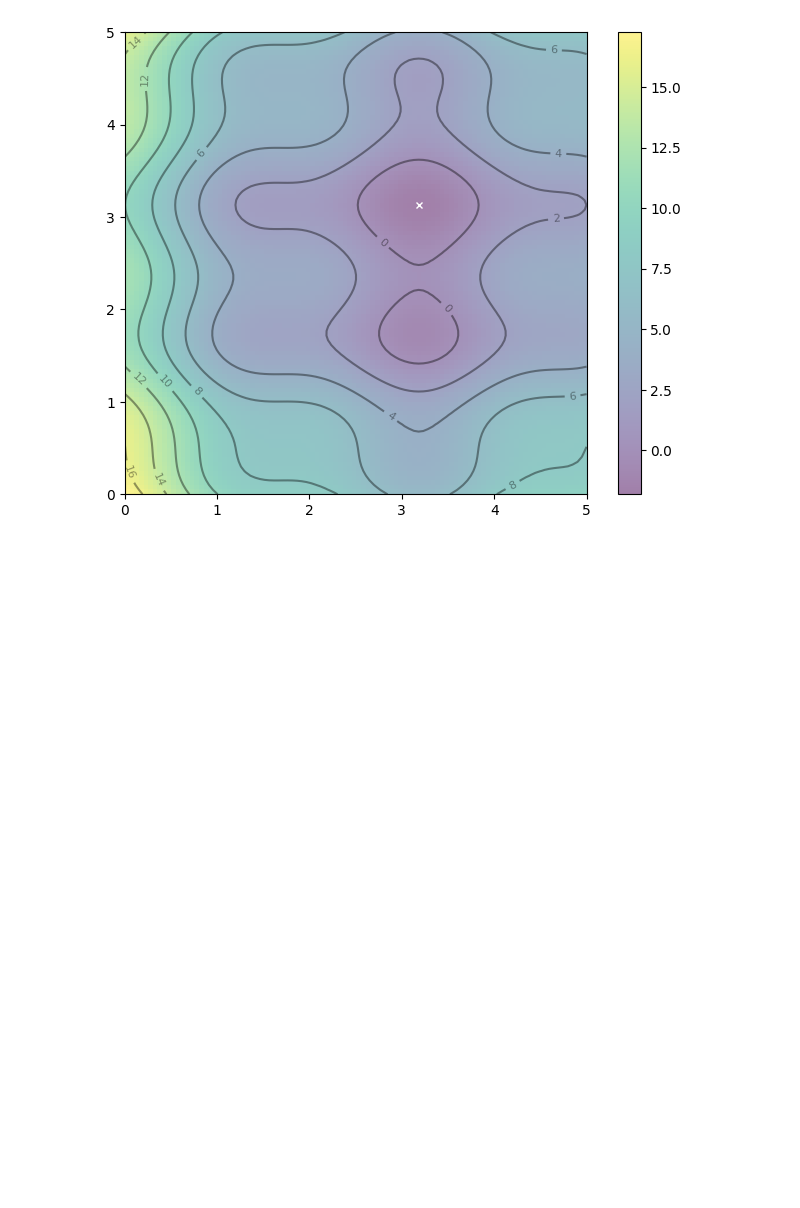
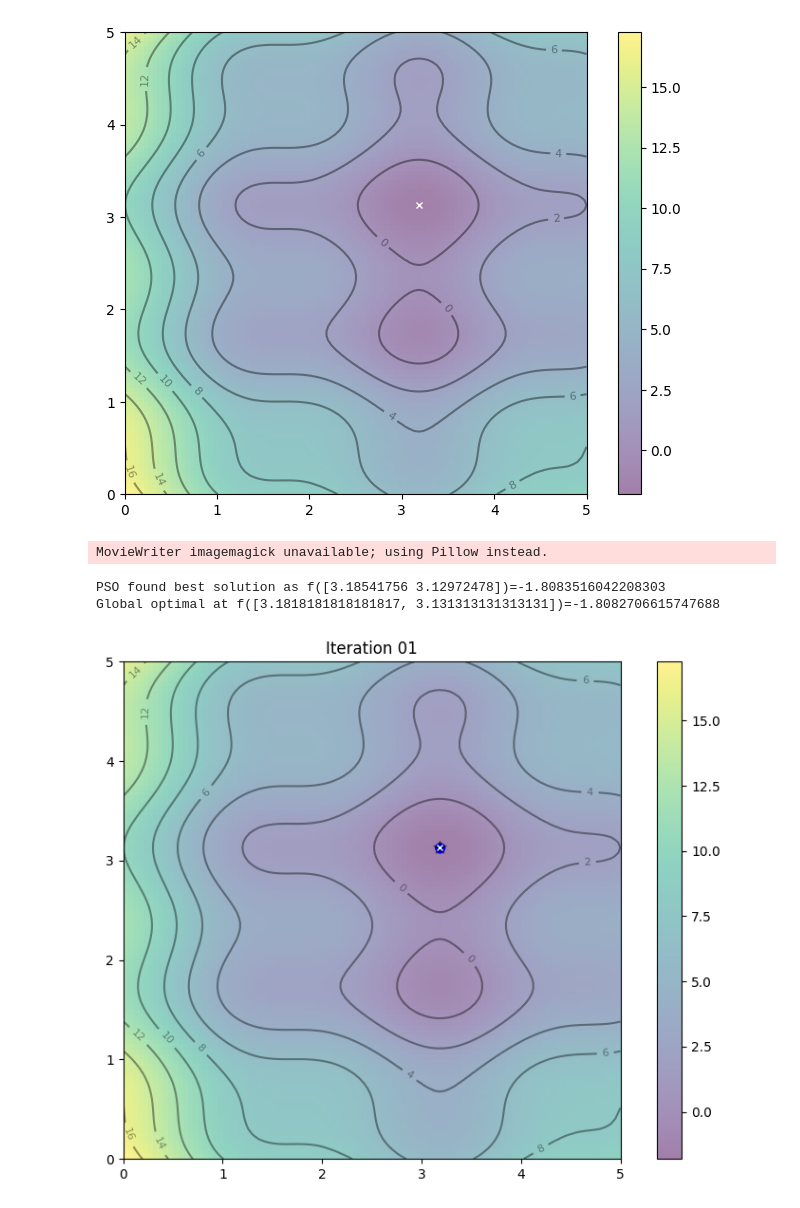
Before and after one commit to michael-r-perry/ParticleSwarmOptimization, a Jupyter notebook: base.ipynb, the cells around one changed output. Cells and saved outputs as stored; diff of their text form; code cells hidden in the pictures; blank space fills up the shorter version.

```diff
--- a/base.ipynb
+++ b/base.ipynb
@@ -61,31 +61,40 @@ def update():
 
 # Set up base figure: The contour map
 fig, ax = plt.subplots(figsize=(8,6))
 fig.set_tight_layout(True)
 img = ax.imshow(z, extent=[0, 5, 0, 5], origin='lower', cmap='viridis', alpha=0.5)
 fig.colorbar(img, ax=ax)
 ax.plot([x_min], [y_min], marker='x', markersize=5, color='white')
 contours = ax.contour(x, y, z, 10, colors='black', alpha=0.4)
 ax.clabel(contours, inline=True, fontsize=8, fmt='%.0f')
 pbest_plot = ax.scatter(pbest[0], pbest[1], marker='o', color='black', alpha=0.5)
 p_plot = ax.scatter(X[0], X[1], marker='o', color='blue', alpha=0.5)
 p_arrow = ax.quiver(X[0], X[1], V[0], V[1], color='blue', width=0.005, angles='xy', scale_units='xy', scale=1)
 gbest_plot = plt.scatter([gbest[0]], [gbest[1]], marker='*', s=100, color='black', alpha=0.4)
 ax.set_xlim([0,5])
 ax.set_ylim([0,5])
 
 def animate(i):
     """Steps of PSO: algorithm update and show in plot"""
     title = 'Iteration {:02d}'.format(i)
     # Update params
     update()
     # Set picture
     ax.set_title(title)
     pbest_plot.set_offsets(pbest.T)
     p_plot.set_offsets(X.T)
     p_arrow.set_offsets(X.T)
     p_arrow.set_UVC(V[0], V[1])
     gbest_plot.set_offsets(gbest.reshape(1, -1))
     return ax, pbest_plot, p_plot, p_arrow, gbest_plot
 
-anim = Func
+anim = FuncAnimation(fig, animate, frames=list(range(1,50)), interval=500, blit=False, repeat=True)
+anim.save("PSO.gif", dpi=120, writer="imagemagick")
+
+print("PSO found best solution as f({})={}".format(gbest, gbest_obj))
+print("Global optimal at f({})={}".format([x_min, y_min], f(x_min, y_min)))
+# %% [output]
+MovieWriter imagemagick unavailable; using Pillow instead.
+PSO found best solution as f([3.18541756 3.12972478])=-1.8083516042208303
+Global optimal at f([3.1818181818181817, 3.131313131313131])=-1.8082706615747688
+[figure, added]
```
